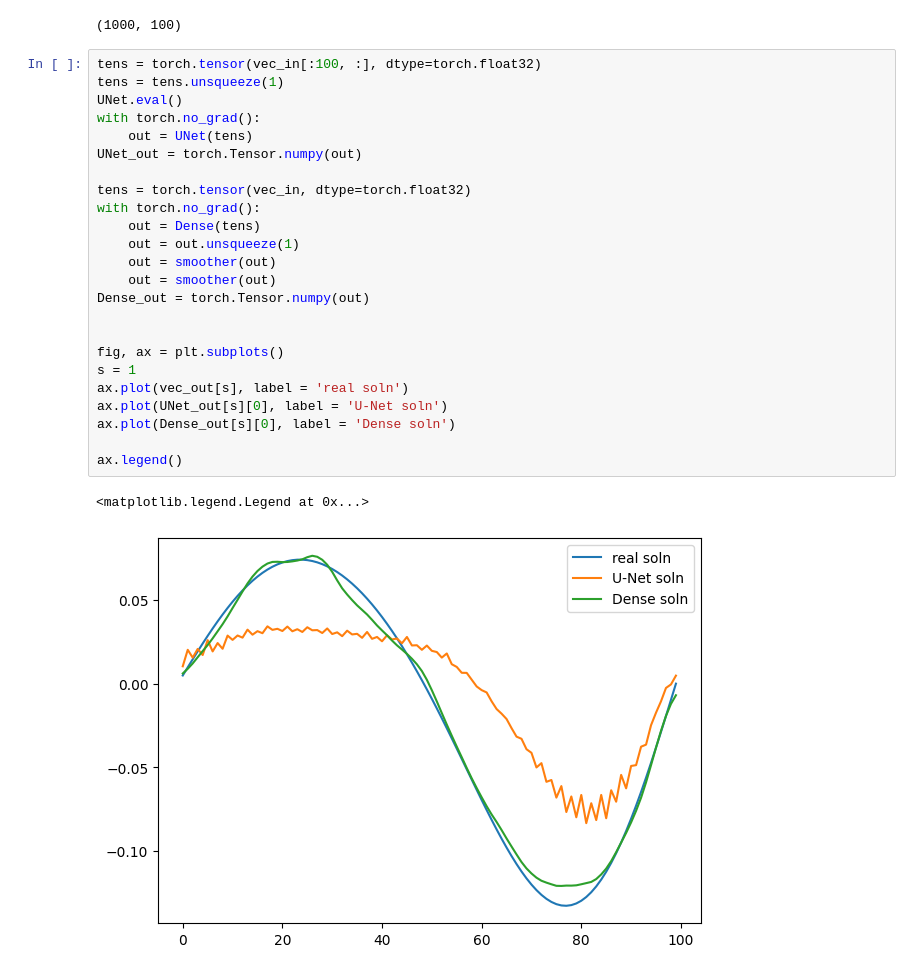
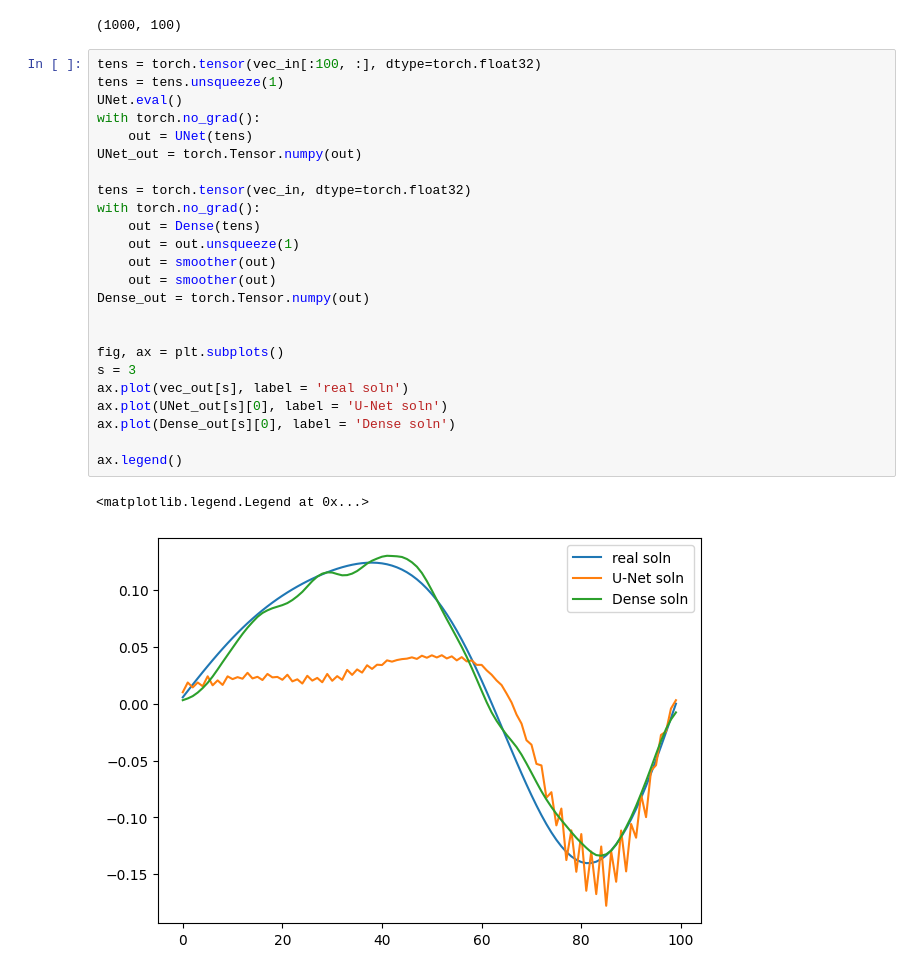
Before and after one commit to benni-bu/gusto, a Jupyter notebook: learning/testnb.ipynb, the cells around one changed output. Cells and saved outputs as stored; diff of their text form.

```diff
--- a/learning/testnb.ipynb
+++ b/learning/testnb.ipynb
@@ -157,27 +157,27 @@ vec_in.shape
 # %%
 tens = torch.tensor(vec_in[:100, :], dtype=torch.float32)
 tens = tens.unsqueeze(1)
 UNet.eval()
 with torch.no_grad():
     out = UNet(tens)
 UNet_out = torch.Tensor.numpy(out)
 
 tens = torch.tensor(vec_in, dtype=torch.float32)
 with torch.no_grad():
     out = Dense(tens)
     out = out.unsqueeze(1)
     out = smoother(out)
     out = smoother(out)
 Dense_out = torch.Tensor.numpy(out)
 
 
 fig, ax = plt.subplots()
-s = 1
+s = 3
 ax.plot(vec_out[s], label = 'real soln')
 ax.plot(UNet_out[s][0], label = 'U-Net soln')
 ax.plot(Dense_out[s][0], label = 'Dense soln')
 
 ax.legend()
 # %% [output]
 <matplotlib.legend.Legend at 0x...>
-[figure, old version]
+[figure, new version]
```
Also changed, not shown: parts of 4 cells of this notebook, 2 other files.
